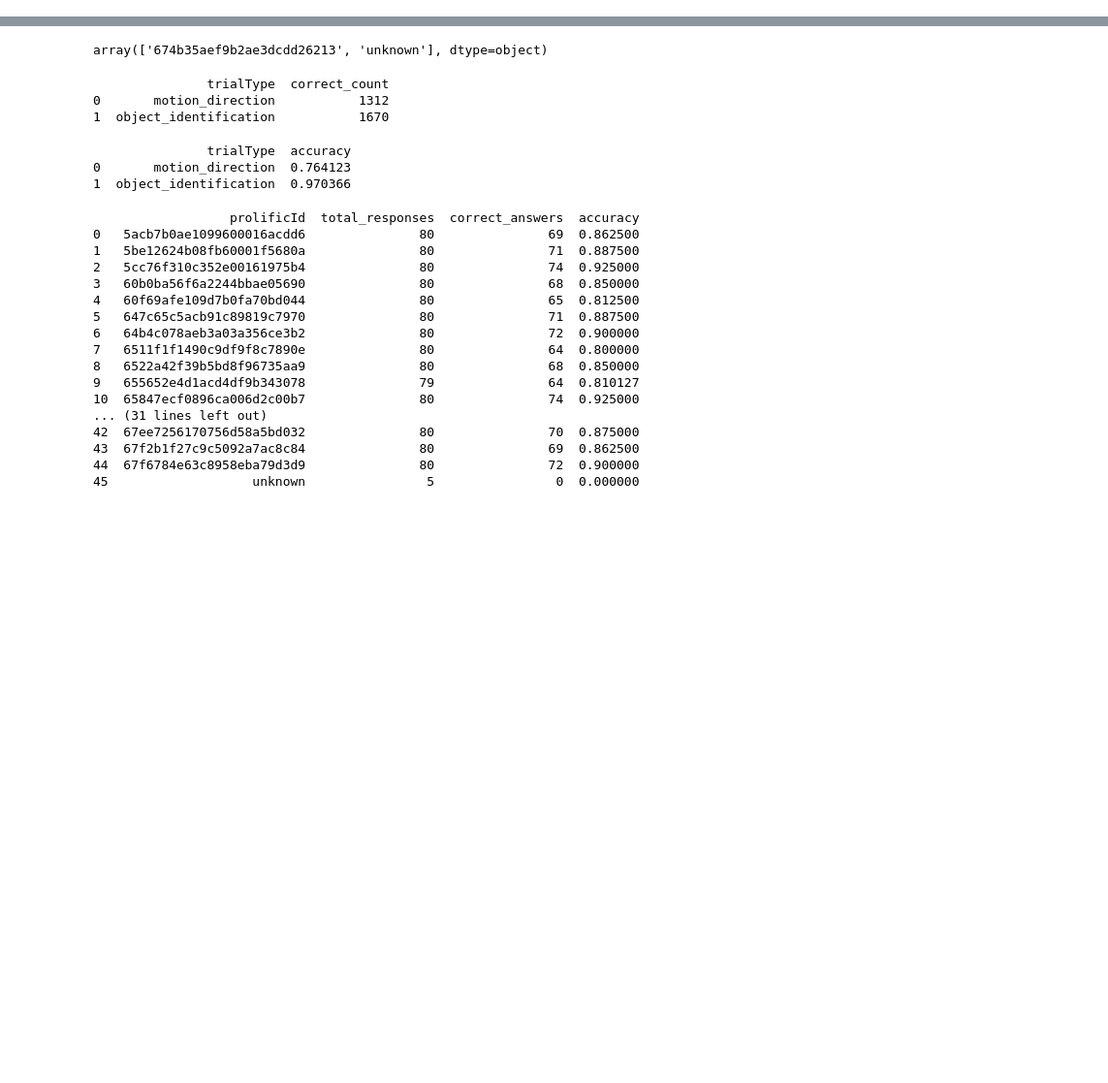
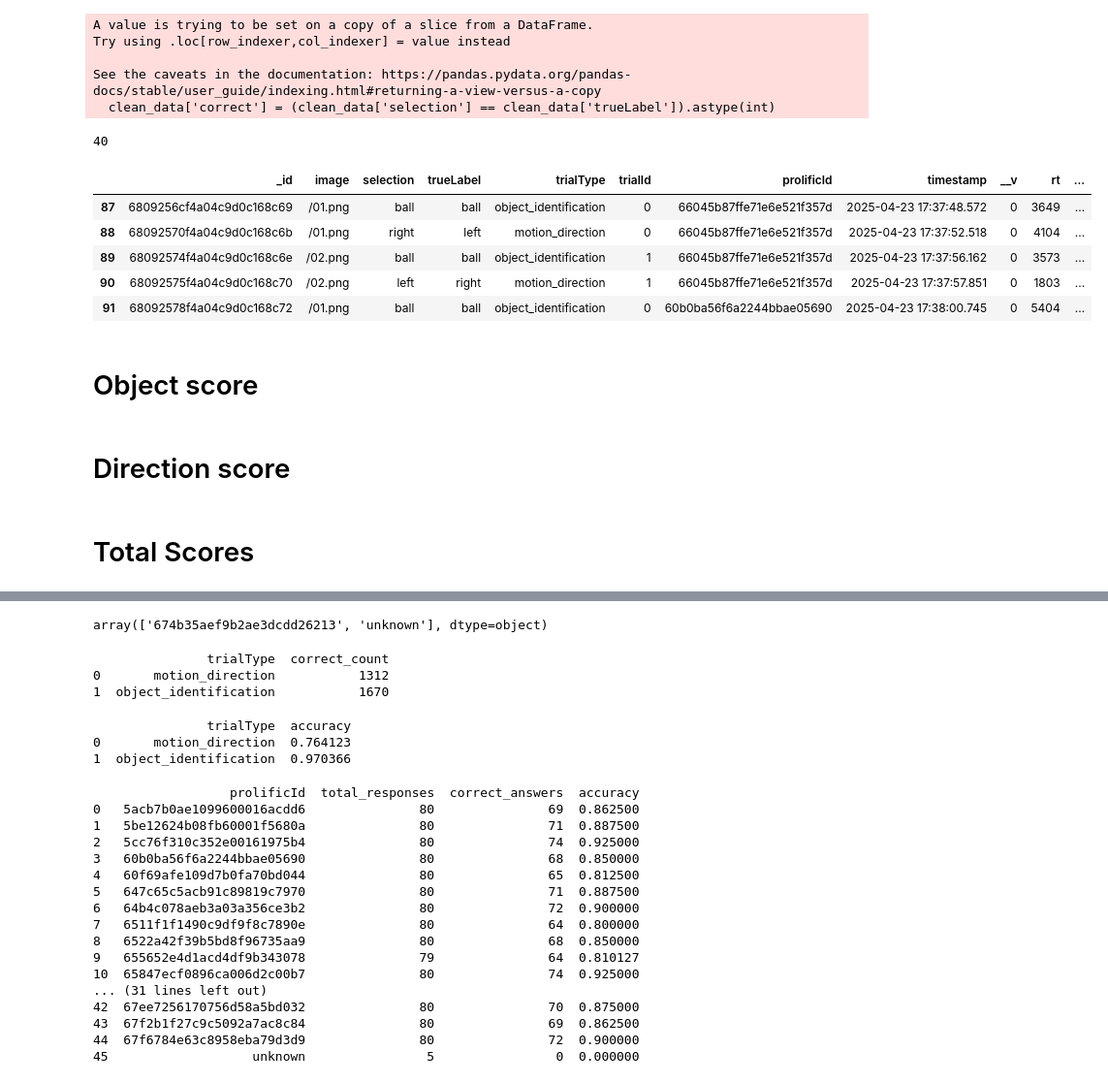
Before and after one commit to skrigel/motion_blur_experiment, a Jupyter notebook: user_analysis.ipynb, the cells around one changed output, grey strips where cells are left out. Shown at 97% size. Cells and saved outputs as stored; diff of their text form; code cells hidden in the pictures; blank space fills up the shorter version.

```diff
--- a/user_analysis.ipynb
+++ b/user_analysis.ipynb
@@ -31,0 +54,47 @@ data = load_data()
+# %%
+# Step 2: Compute accuracy
+clean_data['correct'] = (clean_data['selection'] == clean_data['trueLabel']).astype(int)
+
+# Step 3: Remove participants who completed fewer than 70 trials
+# Count number of trials per participant
+trial_counts = clean_data['prolificId'].value_counts()
+
+# Get participants who completed at least 70 trials
+enough_trials_ids = trial_counts[trial_counts >= 70].index
+
+# Filter to keep only participants with enough trials
+clean_data = clean_data[clean_data['prolificId'].isin(enough_trials_ids)]
+
+# Step 4: Recompute accuracy after filtering
+participant_accuracy = clean_data.groupby('prolificId')['correct'].mean().reset_index()
+participant_accuracy.columns = ['prolificId', 'accuracy']
+
+# Step 5: Remove low-performing participants
+mean_acc = participant_accuracy['accuracy'].mean()
+std_acc = participant_accuracy['accuracy'].std()
+cutoff = mean_acc - 2 * std_acc
+
+# Keep participants above cutoff
+good_ids = participant_accuracy[participant_accuracy['accuracy'] >= cutoff]['prolificId']
+
+# Final cleaned dataset
+final_data = clean_data[clean_data['prolificId'].isin(good_ids)]
+# %% [output]
+A value is trying to be set on a copy of a slice from a DataFrame.
+Try using .loc[row_indexer,col_indexer] = value instead
+
+See the caveats in the documentation: https://pandas.pydata.org/pandas-docs/stable/user_guide/indexing.html#returning-a-view-versus-a-copy
+  clean_data['correct'] = (clean_data['selection'] == clean_data['trueLabel']).astype(int)
+# %%
+final_data.prolificId.unique().size
+# %% [output]
+40
+# %%
+final_data.head()
+# %% [output]
+|  | _id | image | selection | trueLabel | trialType | trialId | prolificId | timestamp | __v | rt | ... |
+| 87 | 6809256cf4a04c9d0c168c69 | /01.png | ball | ball | object_identification | 0 | 66045b87ffe71e6e521f357d | 2025-04-23 17:37:48.572 | 0 | 3649 | ... |
+| 88 | 68092570f4a04c9d0c168c6b | /01.png | right | left | motion_direction | 0 | 66045b87ffe71e6e521f357d | 2025-04-23 17:37:52.518 | 0 | 4104 | ... |
+| 89 | 68092574f4a04c9d0c168c6e | /02.png | ball | ball | object_identification | 1 | 66045b87ffe71e6e521f357d | 2025-04-23 17:37:56.162 | 0 | 3573 | ... |
+| 90 | 68092575f4a04c9d0c168c70 | /02.png | left | right | motion_direction | 1 | 66045b87ffe71e6e521f357d | 2025-04-23 17:37:57.851 | 0 | 1803 | ... |
+| 91 | 68092578f4a04c9d0c168c72 | /01.png | ball | ball | object_identification | 0 | 60b0ba56f6a2244bbae05690 | 2025-04-23 17:38:00.745 | 0 | 5404 | ... |
@@ -31,0 +104,2 @@ data = load_data()
+# %% [markdown]
+# Object score
@@ -31,0 +108,2 @@ data = load_data()
+# %% [markdown]
+# Direction score
@@ -31,0 +124,2 @@ data = load_data()
+# %% [markdown]
+# Total Scores
```
Also changed, not shown: parts of 15 cells of this notebook, 58 other files.
